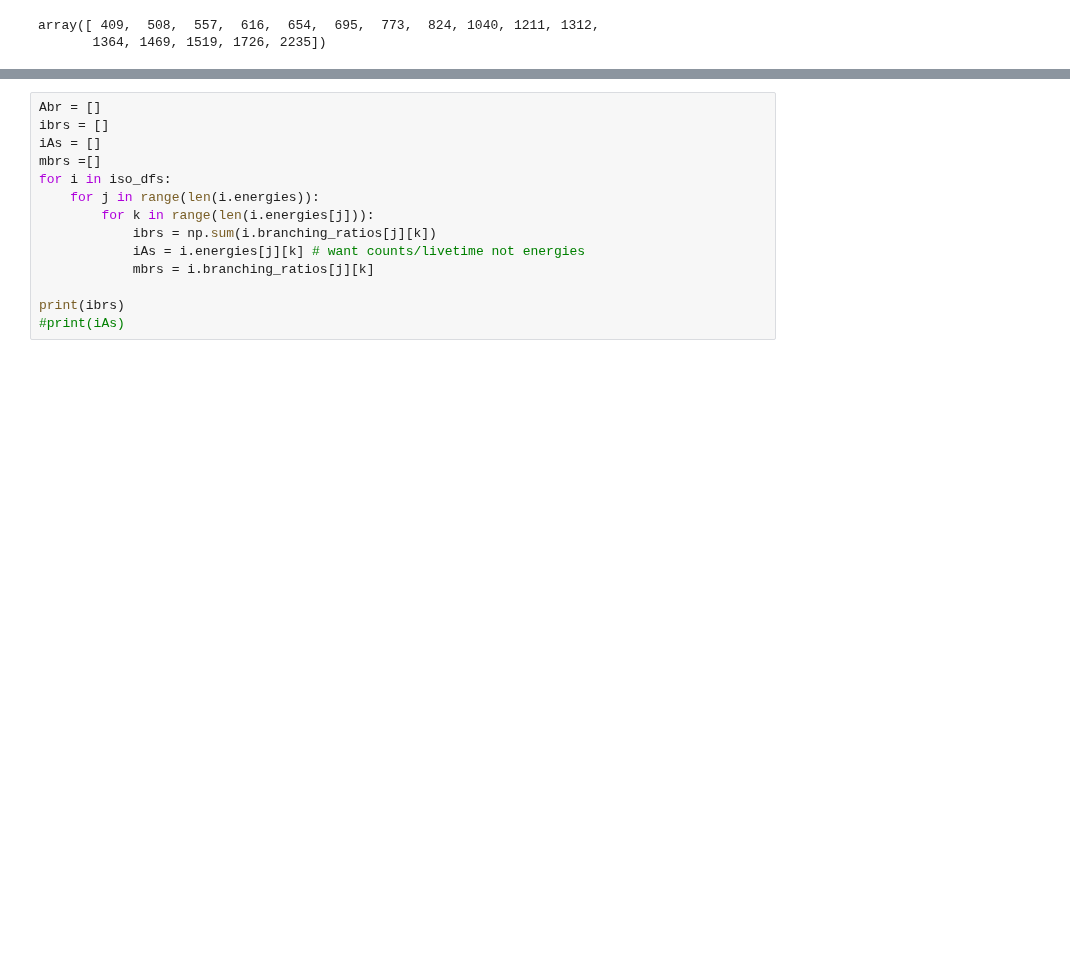
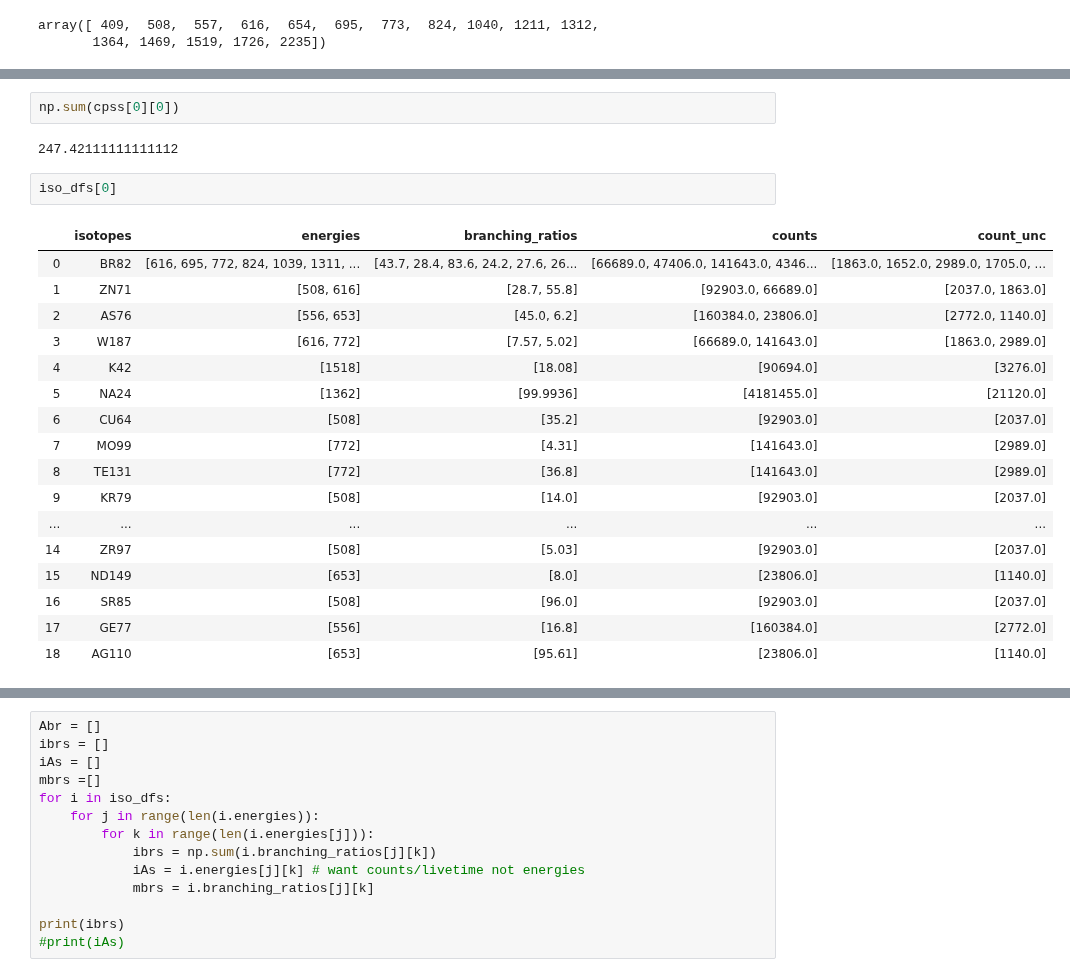
Before and after one commit to bearing/radwatch-analysis, a Jupyter notebook: NAA/NAA Fall 2020.ipynb, the cells around one changed output, grey strips where cells are left out. Saved outputs shown, nothing was run; the diff lists cells and outputs as text; blank space fills up the shorter version.

```diff
--- a/NAA/NAA Fall 2020.ipynb
+++ b/NAA/NAA Fall 2020.ipynb
@@ -262,0 +308,24 @@ for k in range(len(cal_specs)):
+# %%
+np.sum(cpss[0][0])
+# %% [output]
+247.42111111111112
+# %%
+iso_dfs[0]
+# %% [output]
+|  | isotopes | energies | branching_ratios | counts | count_unc |
+| 0 | BR82 | [616, 695, 772, 824, 1039, 1311, ... | [43.7, 28.4, 83.6, 24.2, 27.6, 26... | [66689.0, 47406.0, 141643.0, 4346... | [1863.0, 1652.0, 2989.0, 1705.0, ... |
+| 1 | ZN71 | [508, 616] | [28.7, 55.8] | [92903.0, 66689.0] | [2037.0, 1863.0] |
+| 2 | AS76 | [556, 653] | [45.0, 6.2] | [160384.0, 23806.0] | [2772.0, 1140.0] |
+| 3 | W187 | [616, 772] | [7.57, 5.02] | [66689.0, 141643.0] | [1863.0, 2989.0] |
+| 4 | K42 | [1518] | [18.08] | [90694.0] | [3276.0] |
+| 5 | NA24 | [1362] | [99.9936] | [4181455.0] | [21120.0] |
+| 6 | CU64 | [508] | [35.2] | [92903.0] | [2037.0] |
+| 7 | MO99 | [772] | [4.31] | [141643.0] | [2989.0] |
+| 8 | TE131 | [772] | [36.8] | [141643.0] | [2989.0] |
+| 9 | KR79 | [508] | [14.0] | [92903.0] | [2037.0] |
+| ... | ... | ... | ... | ... | ... |
+| 14 | ZR97 | [508] | [5.03] | [92903.0] | [2037.0] |
+| 15 | ND149 | [653] | [8.0] | [23806.0] | [1140.0] |
+| 16 | SR85 | [508] | [96.0] | [92903.0] | [2037.0] |
+| 17 | GE77 | [556] | [16.8] | [160384.0] | [2772.0] |
+| 18 | AG110 | [653] | [95.61] | [23806.0] | [1140.0] |
```
Also changed, not shown: parts of 16 cells of this notebook.
